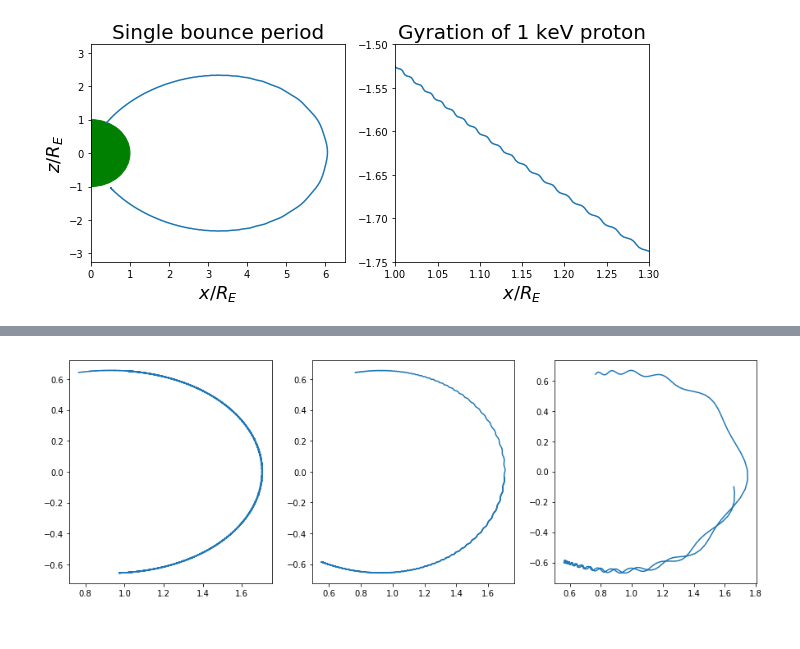
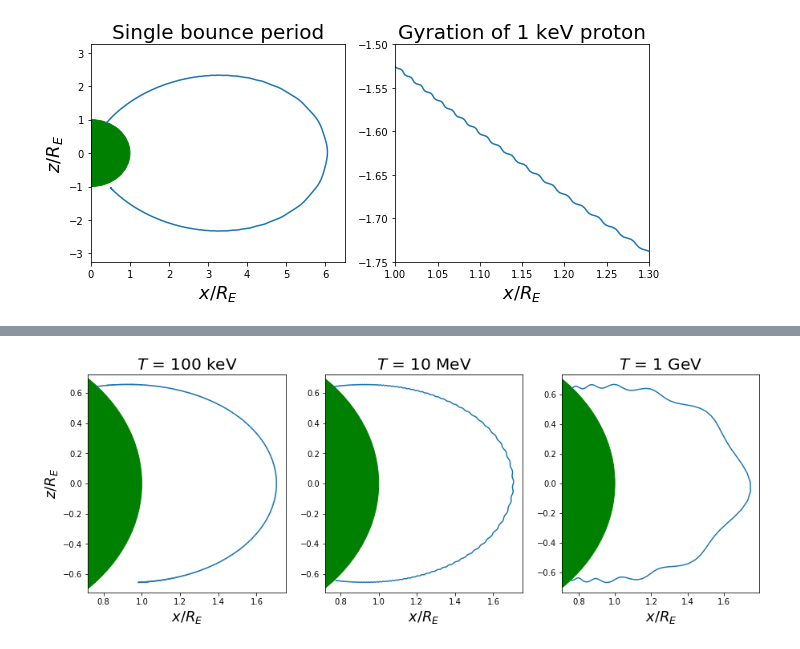
Before and after one commit to AlexanderHickey/PHYS581, a Jupyter notebook: Assignment 2/Assignment #2.ipynb, the cells around one changed output, grey strips where cells are left out. Cells and saved outputs as stored; diff of their text form; code cells hidden in the pictures.

```diff
--- a/Assignment 2/Assignment #2.ipynb
+++ b/Assignment 2/Assignment #2.ipynb
@@ -106,7 +104,8 @@ def B(x,y,z):
 
 def sphere_to_cart(rtp):
     '''
-    This function converts an array of standard spherical coordinates to cartesian coordinates.
+    This function converts an array of standard spherical coordinates to
+    cartesian coordinates.
 
     Args:
         rtp: Array of the form [r,theta,phi] with theta the polar angle.
@@ -126,7 +125,8 @@ def sphere_to_cart(rtp):
 
 def time_evol(t,state):
     '''
-    This function defines the time evolution of a proton in the geomagnetic dipole field.
+    This function defines the time evolution of a proton in the geomagnetic
+    dipole field.
 
     Args:
         t: Time to evaluate system
@@ -257,29 +275,48 @@ Zooming in, we see that the integrater was precise enough to pick up these gyrat
 # %%
 #Rescale initial speed by various factors
 scl = [1e1,1e2,1e3]
-tbnd = [23000,2300,230]
+
+#Corresponding kinetic energy
+lbl = ['100 keV','10 MeV','1 GeV']
+
+#Set varying time bounds
+#(more speed = shorter bounce period)
+tbnd = [6500,1230,126]
+
+#Initialize state vector
+s0 = np.zeros(6)
+
+#Convert initial conditions to cartesian coordinates (phi is arbitrary)
+#Latitude set to 40 degrees.
+r,theta,phi = 1.0, (90-40)*np.pi/180, 0.0
+x0,y0,z0 = sphere_to_cart(np.array([r,theta,phi]))
+
+#Compute local magnetic field, rescale z-component by a factor of 5
+Bvec = B(x0,y0,z0)
+Bvec[2] = 5*Bvec[2]
 
 #Plot trajectory of various initial speeds
 fig, ax = plt.subplots(1,3,figsize=(15,5))
+ax[0].set_ylabel('$z/R_E$',fontsize=18)
 
 for j in range(len(scl)):
-    #Initialize state vector
-    s0 = np.zeros(6)
 
-    #Convert initial conditions to cartesian coordinates (phi is arbitrary)
-    r,theta,phi = 1.0, (90-40)*np.pi/180, 0.0
-    x0,y0,z0 = sphere_to_cart(np.array([r,theta,phi]))
-
-    #Compute local magnetic field and initial velocity
-    Bvec = B(x0,y0,z0)
-    Bvec[2] = 5*Bvec[2]
+    #Compute rescaled initial velocity
     vvec = scl[j]*v0*B0vec/np.linalg.norm(B0vec)
 
     #Define inital state
     s0[:3], s0[3:] = vvec, [x0, y0, z0]
 
+    #Integrate through trajectory
     dat_scl = scipy.integrate.solve_ivp(time_evol,(0,tbnd[j]),s0,rtol=1e-13)
     xs, ys, zs = dat_scl.y[3:]
+
     ax[j].plot(xs,zs)
+    ax[j].set_xlabel('$x/R_E$',fontsize=18)
+    ax[j].set_title('$T$ = '+lbl[j],fontsize=20)
+    circ = plt.Circle((0, 0), radius=1, edgecolor='green', facecolor='green')
+    ax[j].add_patch(circ)
+
+plt.show()
 # %% [output]
-[figure, old version]
+[figure, new version]
```
Also changed, not shown: parts of 11 cells of this notebook, 2 other files.
